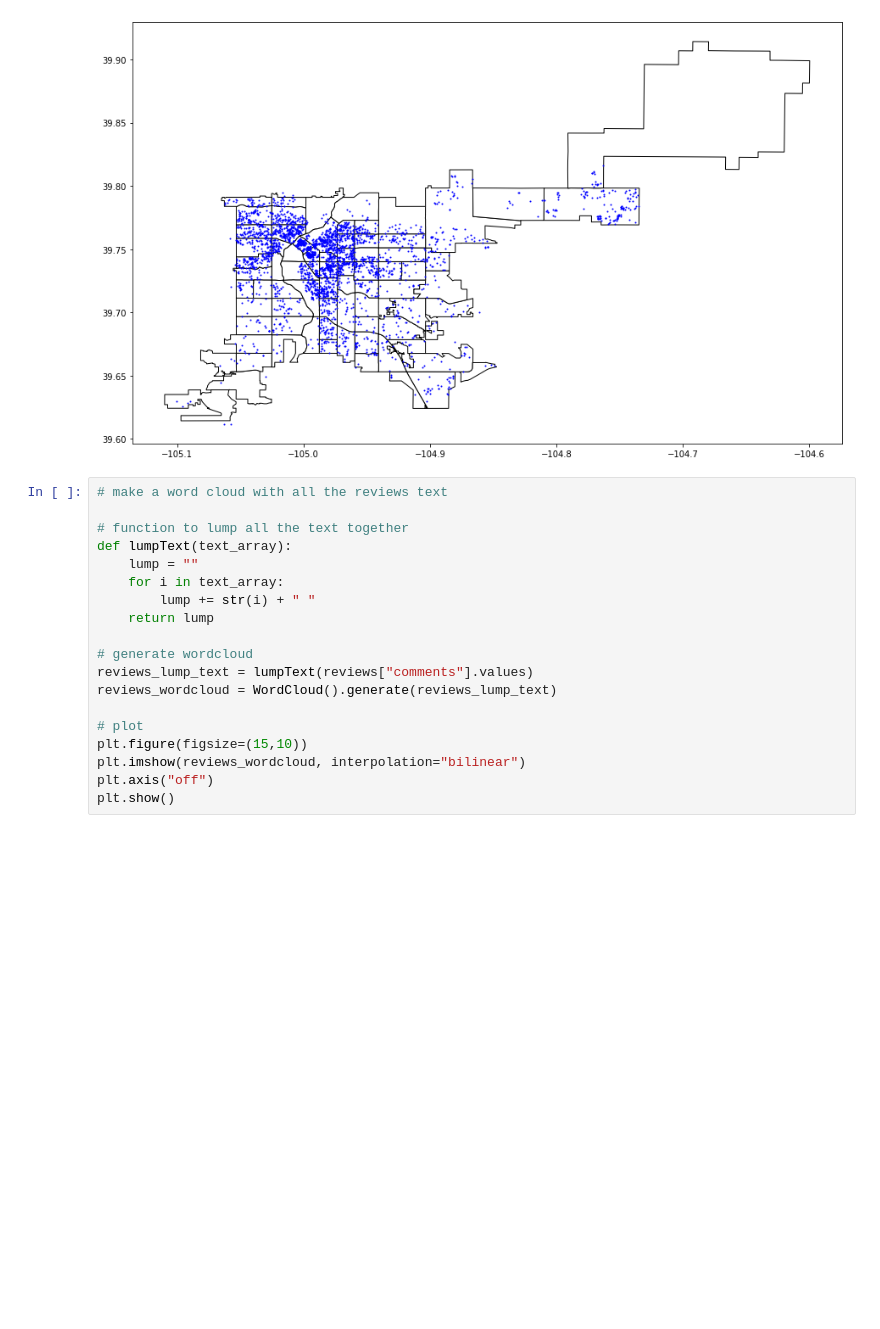
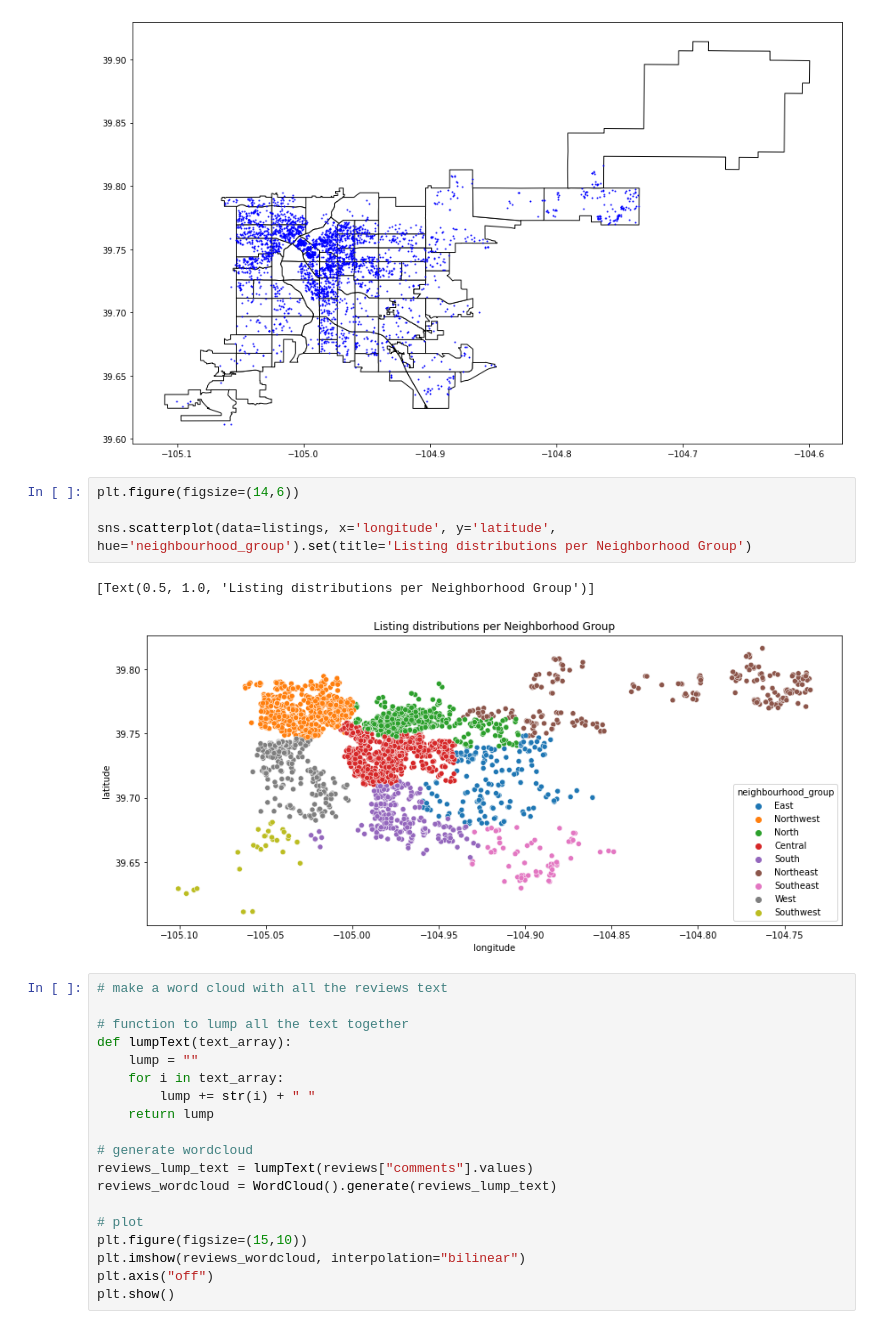
Before and after one commit to jeniscool/tools2-final-project, a Jupyter notebook: final_project_notebook.ipynb, the cells around one changed output. Drawn from its saved outputs; the diff is of its cells as text; blank space fills up the shorter version.

```diff
--- a/final_project_notebook.ipynb
+++ b/final_project_notebook.ipynb
@@ -372,6 +375,13 @@ listings_gdf.plot(ax=ax, color="blue", markersize=1)
 plt.show()
 # %% [output]
 [figure]
+# %%
+plt.figure(figsize=(14,6))
+
+sns.scatterplot(data=listings, x='longitude', y='latitude', hue='neighbourhood_group').set(title='Listing distributions per Neighborhood Group')
+# %% [output]
+[Text(0.5, 1.0, 'Listing distributions per Neighborhood Group')]
+[figure, added]
 # %%
 # make a word cloud with all the reviews text
 
```
Also changed, not shown: parts of 20 cells of this notebook.
